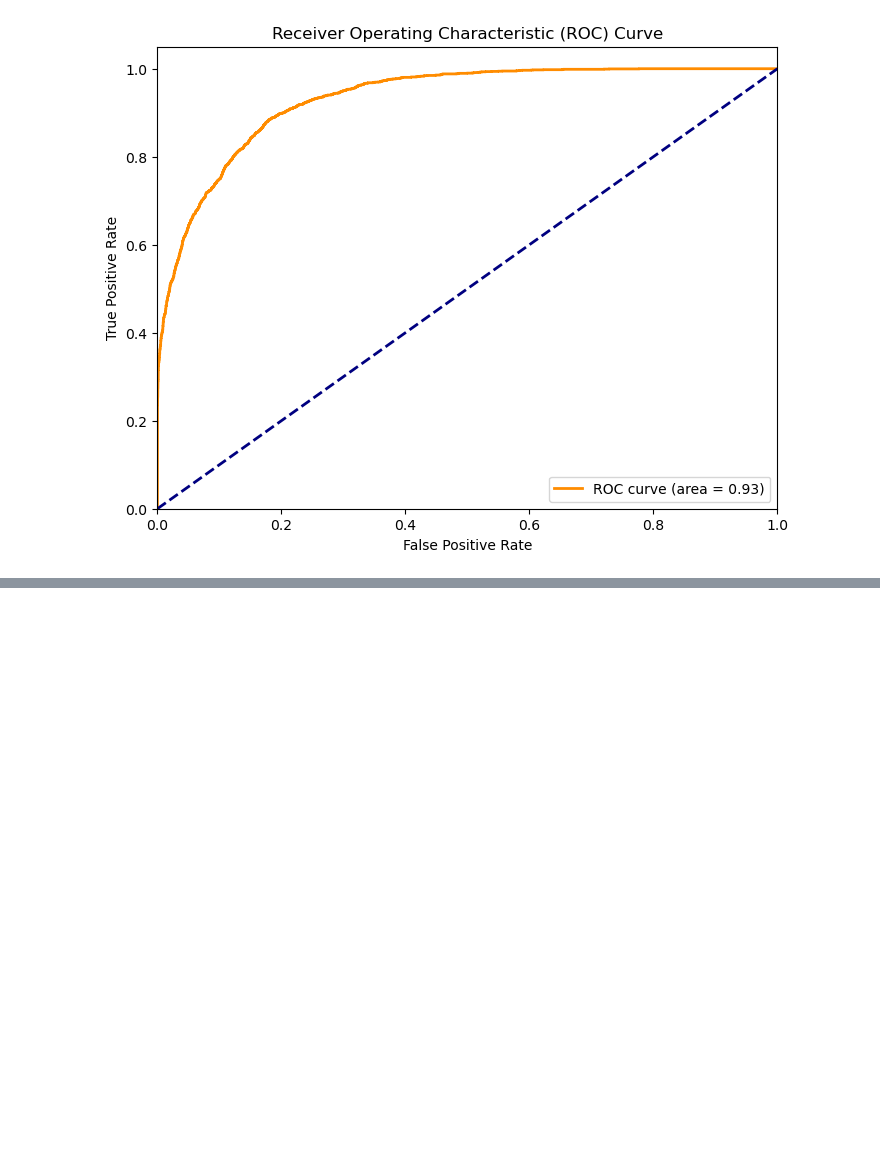
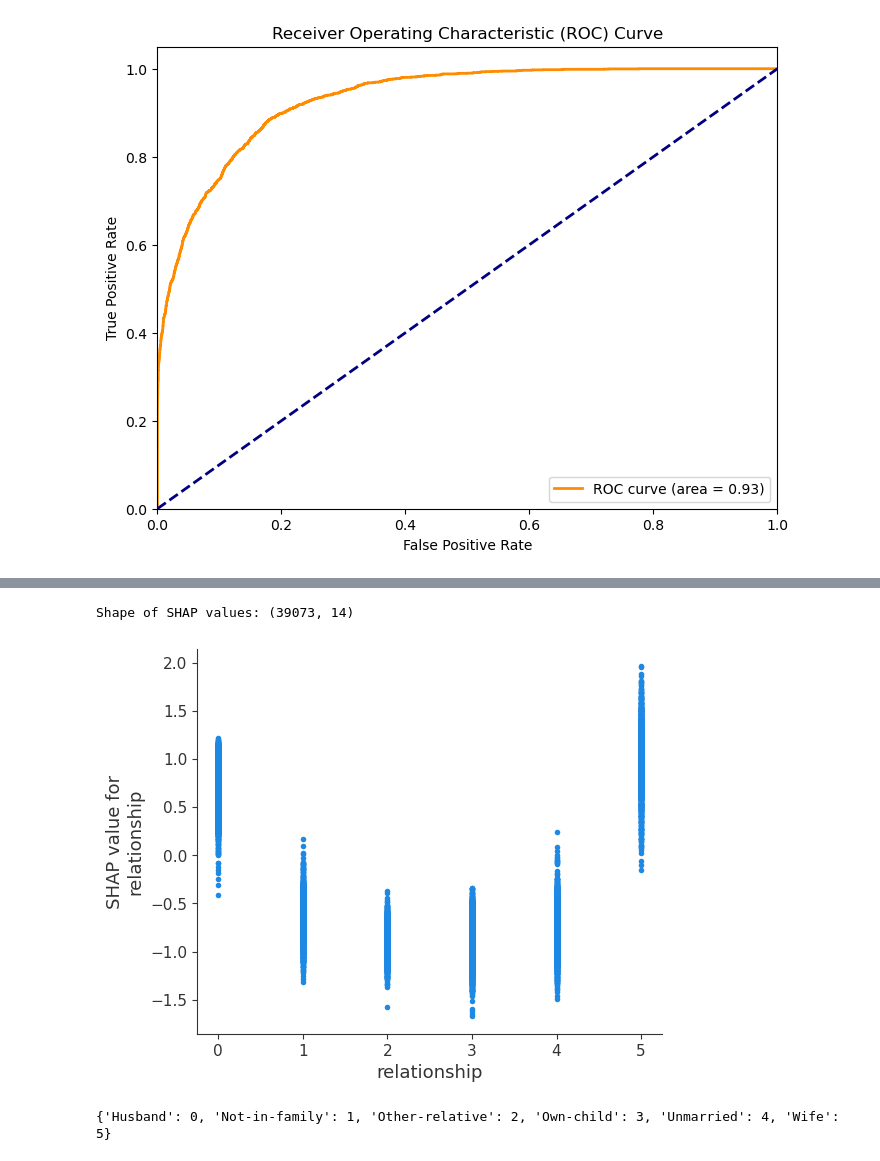
Before and after one commit to JTK112/Springboard--Joshua-D., a Jupyter notebook: DataStoryTelling.ipynb, the cells around one changed output, grey strips where cells are left out. Cells and saved outputs as stored; diff of their text form; code cells hidden in the pictures; blank space fills up the shorter version.

```diff
--- a/DataStoryTelling.ipynb
+++ b/DataStoryTelling.ipynb
@@ -437,0 +536,30 @@ plt.show()
+# %%
+# Calculate SHAP values
+shap_values = explainer.shap_values(X_train)
+
+# Print the shape of the SHAP values
+print(f"Shape of SHAP values: {np.array(shap_values).shape}")
+
+# Directly use the SHAP values
+# Since it's not a list, we don't need to index it for class
+class_shap_values = shap_values
+
+# Make sure we have the correct shape
+assert class_shap_values.shape == X_train.shape, "Mismatch in SHAP and feature shapes!"
+
+# Plot the SHAP values for the 'relationship' feature
+shap.dependence_plot('relationship', class_shap_values, X_train, interaction_index=None)
+# %% [output]
+Shape of SHAP values: (39073, 14)
+[figure, added]
+# %%
+from sklearn.preprocessing import LabelEncoder
+
+relationship_encoder = LabelEncoder()
+df['encoded_relationship'] = relationship_encoder.fit_transform(df['relationship'])
+
+#retrieve the mapping
+relationship_mapping = dict(zip(relationship_encoder.classes_, relationship_encoder.transform(relationship_encoder.classes_)))
+print(relationship_mapping)
+# %% [output]
+{'Husband': 0, 'Not-in-family': 1, 'Other-relative': 2, 'Own-child': 3, 'Unmarried': 4, 'Wife': 5}
```
Also changed, not shown: parts of 46 cells of this notebook.
